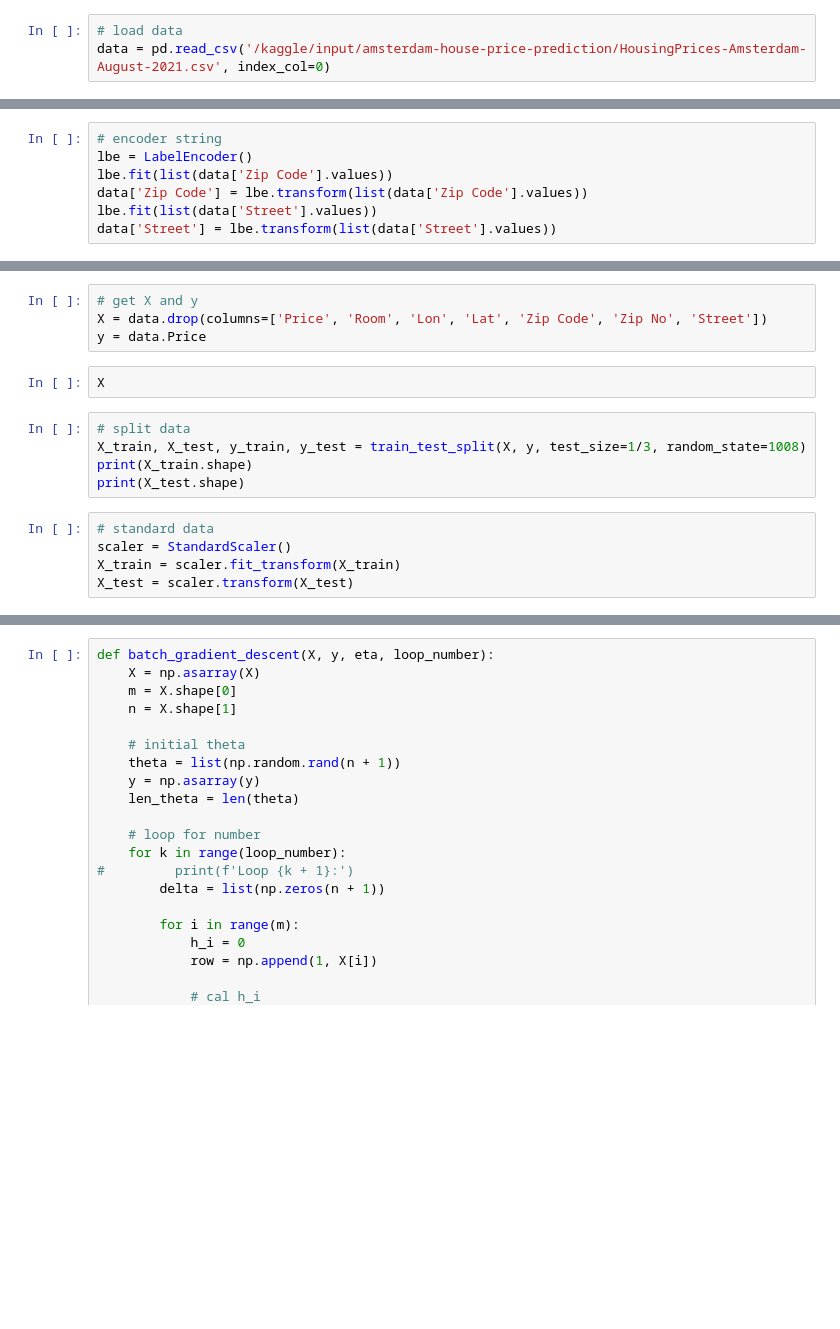
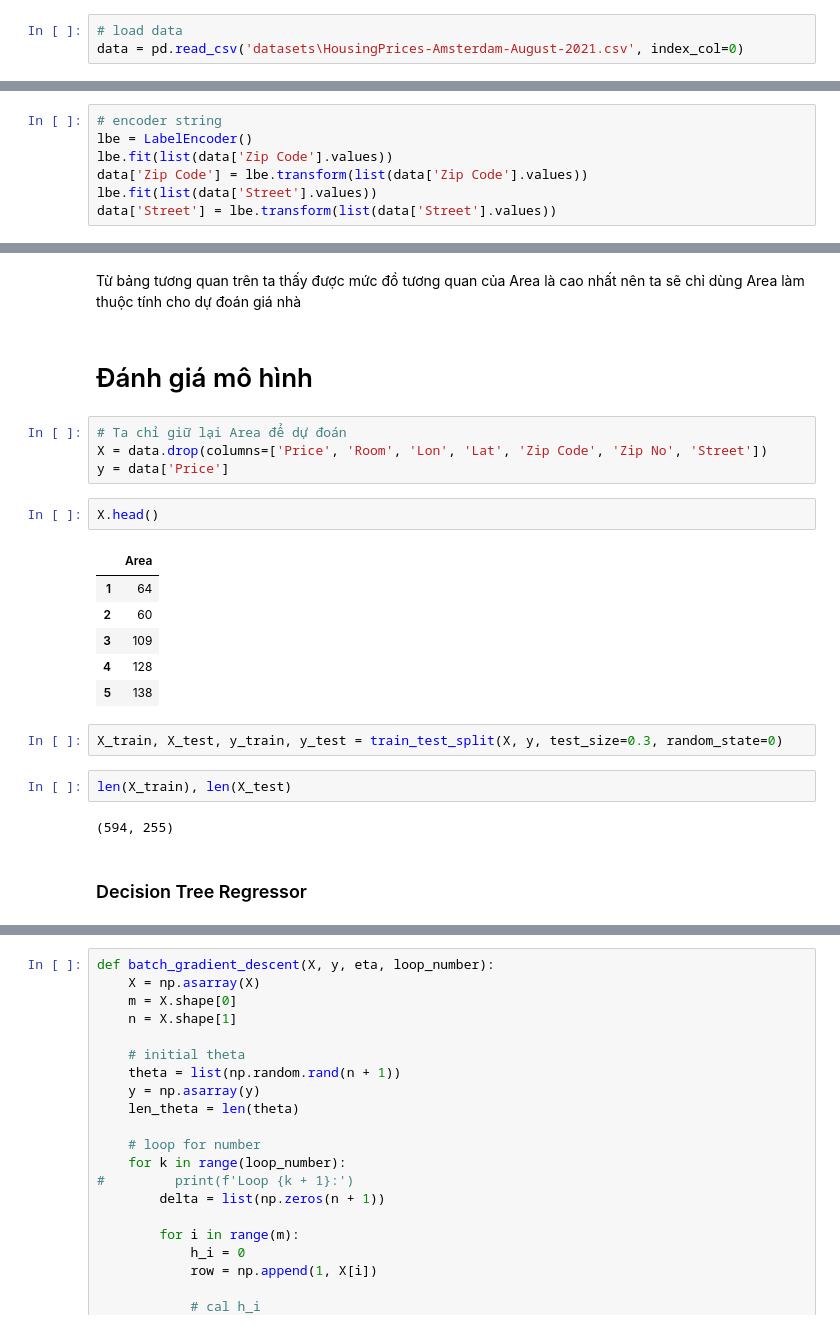
Before and after one commit to duybao901/ml-preds-house, a Jupyter notebook: house-price-prediction-custome.ipynb, the cells around one changed output, grey strips where cells are left out. Cells and saved outputs as stored; diff of their text form; blank space fills up the shorter version.

```diff
--- a/house-price-prediction-custome.ipynb
+++ b/house-price-prediction-custome.ipynb
@@ -33,3 +17,3 @@ from sklearn.ensemble import RandomForestRegressor
 # %%
 # load data
-data = pd.read_csv('/kaggle/input/amsterdam-house-price-prediction/HousingPrices-Amsterdam-August-2021.csv', index_col=0)
+data = pd.read_csv('datasets\HousingPrices-Amsterdam-August-2021.csv', index_col=0)
@@ -121,16 +211,25 @@ plt.show()
+# %% [markdown]
+Từ bảng tương quan trên ta thấy được mức đồ tương quan của Area là cao nhất nên ta sẽ chỉ dùng Area làm thuộc tính cho dự đoán giá nhà
+# %% [markdown]
+# Đánh giá mô hình
 # %%
-# get X and y
+# Ta chỉ giữ lại Area để dự đoán
 X = data.drop(columns=['Price', 'Room', 'Lon', 'Lat', 'Zip Code', 'Zip No', 'Street'])
-y = data.Price
+y = data['Price']
 # %%
-X
+X.head()
+# %% [output]
+|  | Area |
+| 1 | 64 |
+| 2 | 60 |
+| 3 | 109 |
+| 4 | 128 |
+| 5 | 138 |
 # %%
-# split data
-X_train, X_test, y_train, y_test = train_test_split(X, y, test_size=1/3, random_state=1008)
-print(X_train.shape)
-print(X_test.shape)
+X_train, X_test, y_train, y_test = train_test_split(X, y, test_size=0.3, random_state=0)
-# %%
-# standard data
-scaler = StandardScaler()
-X_train = scaler.fit_transform(X_train)
-X_test = scaler.transform(X_test)
+# %%
+len(X_train), len(X_test)
+# %% [output]
+(594, 255)
+# %% [markdown]
+### Decision Tree Regressor
```
Also changed, not shown: parts of 43 cells of this notebook.
